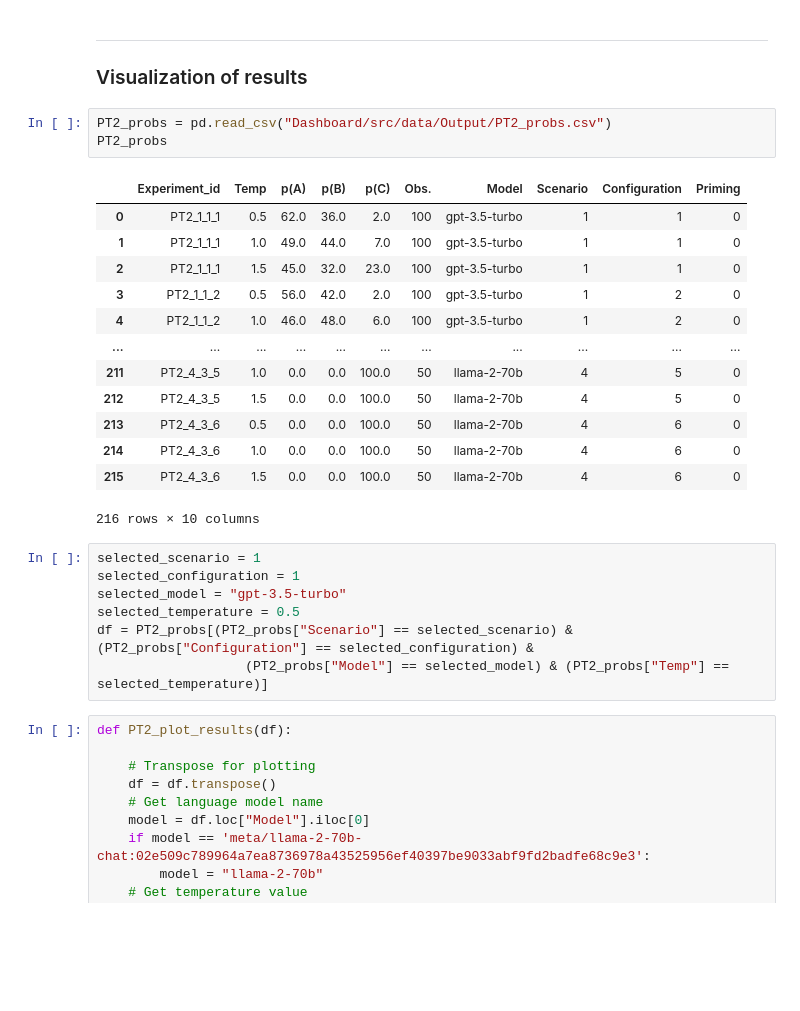
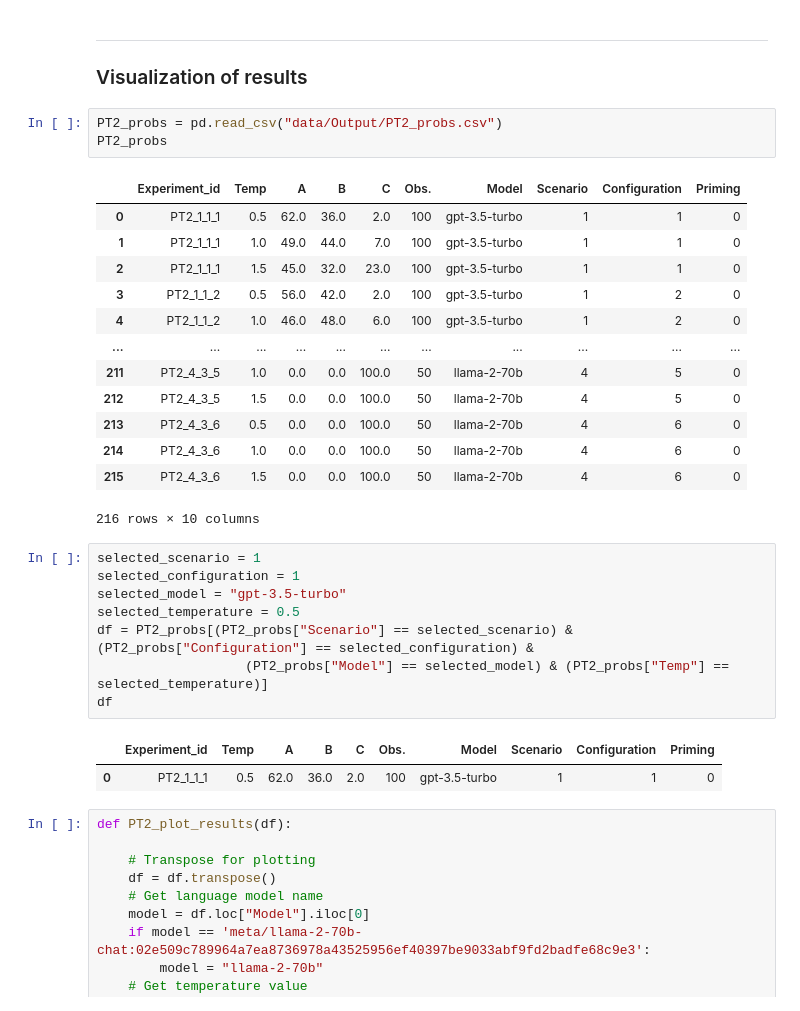
Before and after one commit to MariusDSPM/Data-Science-Project, a Jupyter notebook: Prospect_Theory_2.ipynb, the cells around one changed output. Cells and saved outputs as stored; diff of their text form; blank space fills up the shorter version.

```diff
--- a/Prospect_Theory_2.ipynb
+++ b/Prospect_Theory_2.ipynb
@@ -1313,10 +1313,10 @@ PT2_probs
 
 ### Visualization of results
 # %%
-PT2_probs = pd.read_csv("Dashboard/src/data/Output/PT2_probs.csv")
+PT2_probs = pd.read_csv("data/Output/PT2_probs.csv")
 PT2_probs
 # %% [output]
-|  | Experiment_id | Temp | p(A) | p(B) | p(C) | Obs. | Model | Scenario | Configuration | Priming |
+|  | Experiment_id | Temp | A | B | C | Obs. | Model | Scenario | Configuration | Priming |
 | 0 | PT2_1_1_1 | 0.5 | 62.0 | 36.0 | 2.0 | 100 | gpt-3.5-turbo | 1 | 1 | 0 |
 | 1 | PT2_1_1_1 | 1.0 | 49.0 | 44.0 | 7.0 | 100 | gpt-3.5-turbo | 1 | 1 | 0 |
 | 2 | PT2_1_1_1 | 1.5 | 45.0 | 32.0 | 23.0 | 100 | gpt-3.5-turbo | 1 | 1 | 0 |
@@ -1336,6 +1336,10 @@ selected_model = "gpt-3.5-turbo"
 selected_temperature = 0.5
 df = PT2_probs[(PT2_probs["Scenario"] == selected_scenario) & (PT2_probs["Configuration"] == selected_configuration) &
                    (PT2_probs["Model"] == selected_model) & (PT2_probs["Temp"] == selected_temperature)]
+df
+# %% [output]
+|  | Experiment_id | Temp | A | B | C | Obs. | Model | Scenario | Configuration | Priming |
+| 0 | PT2_1_1_1 | 0.5 | 62.0 | 36.0 | 2.0 | 100 | gpt-3.5-turbo | 1 | 1 | 0 |
 # %%
 def PT2_plot_results(df):
 
```
Also changed, not shown: parts of 4 cells of this notebook, 5 other files.
